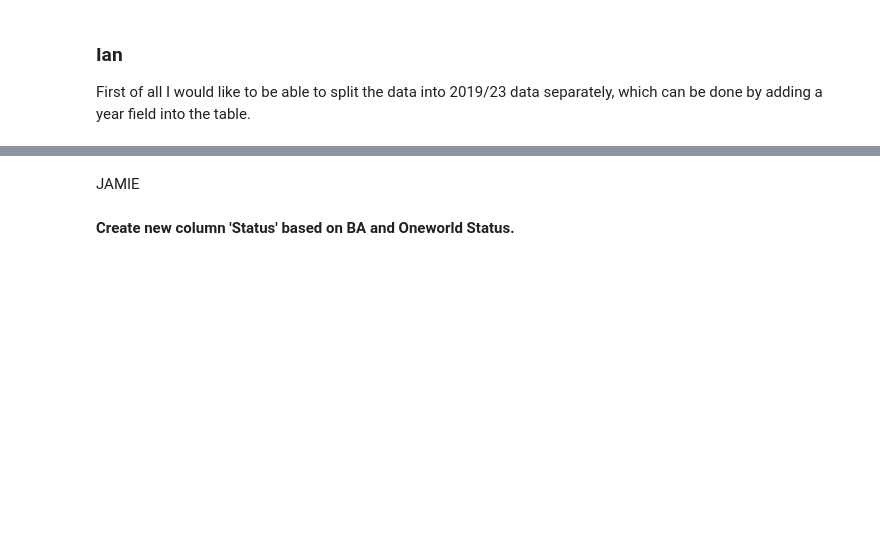
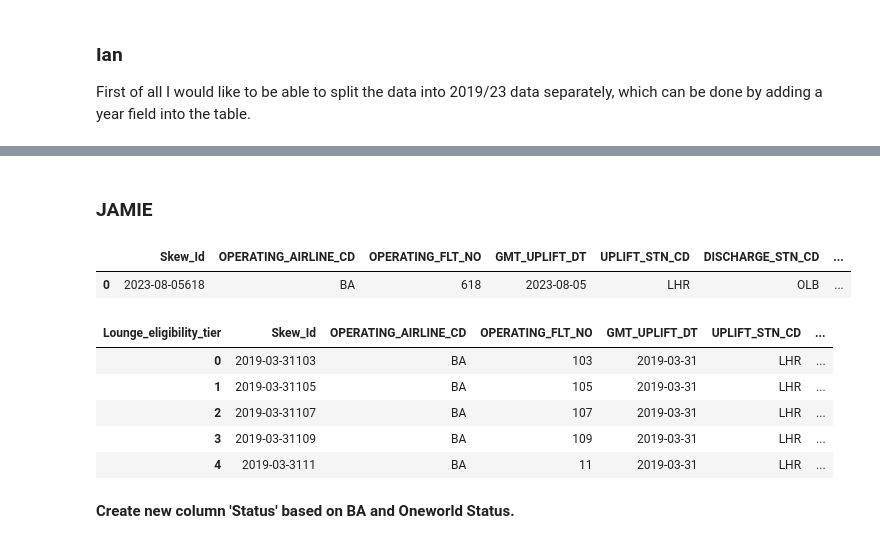
Before and after one commit to IanMaHKG-BA/Hackathon_Team_1, a Jupyter notebook: lounges_gold_standard_Jamie.ipynb, the cells around one changed output, grey strips where cells are left out. Cells and saved outputs as stored; diff of their text form; code cells hidden in the pictures; blank space fills up the shorter version.

```diff
--- a/lounges_gold_standard_Jamie.ipynb
+++ b/lounges_gold_standard_Jamie.ipynb
@@ -711,14 +830,27 @@ df_final.head(5)
-# %% [markdown]
-JAMIE
+# %% [markdown]
+### JAMIE
+# %%
+df_lounge_elig_flight_info_country_acft_typ.head(1)
+# %% [output]
+|  | Skew_Id | OPERATING_AIRLINE_CD | OPERATING_FLT_NO | GMT_UPLIFT_DT | UPLIFT_STN_CD | DISCHARGE_STN_CD | ... |
+| 0 | 2023-08-05618 | BA | 618 | 2023-08-05 | LHR | OLB | ... |
 # %%
-# I want to get numbers by time of day, split by terminal.
+# Creation of final pivot table with all relevant info.
 # Numbers split long and short haul with lounge elig attached.
 
 # add GMT Uplift Yr if needed
 
 df_final_col_list = list(df_final.columns)
 pivot_table_drop = ['BA_PAX_TIER','ONEWORLD_TIER','Lounge_eligibility_tier','pax','BOOKED_CABIN_CD','TRAVEL_CABIN_CD']
 
 pivot_df_final = pd.pivot_table(df_final, values='pax', index=list(df_final.drop(pivot_table_drop,axis=1).columns),
-                                columns='Lounge_eligibility_tier',aggfunc='sum',fill_value='NA').reset_index()
-pivot_df_final.head()
+                                columns='Lounge_eligibility_tier',aggfunc='sum',fill_value=0).reset_index()
+pivot_df_final['TOTAL_PAX'] = pivot_df_final['Not eligible']+pivot_df_final['Tier 1']+pivot_df_final['Tier 2']+pivot_df_final['Tier 3']
+pivot_df_final.head(5)
+# %% [output]
+| Lounge_eligibility_tier | Skew_Id | OPERATING_AIRLINE_CD | OPERATING_FLT_NO | GMT_UPLIFT_DT | UPLIFT_STN_CD | ... |
+| 0 | 2019-03-31103 | BA | 103 | 2019-03-31 | LHR | ... |
+| 1 | 2019-03-31105 | BA | 105 | 2019-03-31 | LHR | ... |
+| 2 | 2019-03-31107 | BA | 107 | 2019-03-31 | LHR | ... |
+| 3 | 2019-03-31109 | BA | 109 | 2019-03-31 | LHR | ... |
+| 4 | 2019-03-3111 | BA | 11 | 2019-03-31 | LHR | ... |
```
Also changed, not shown: parts of 31 cells of this notebook.
